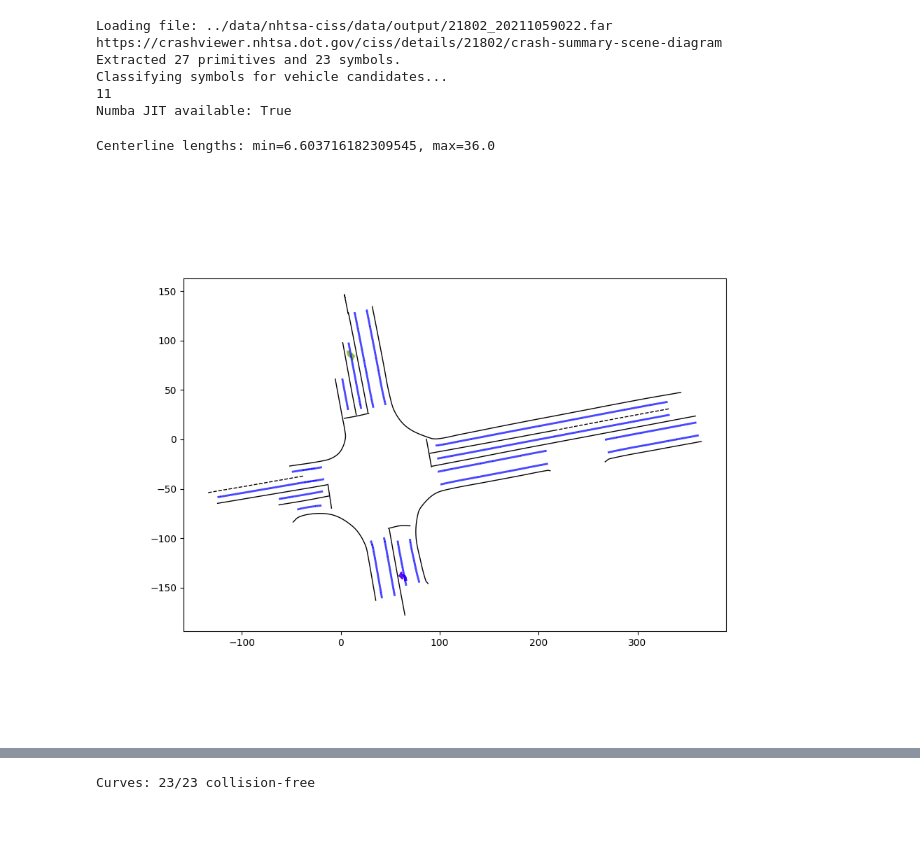
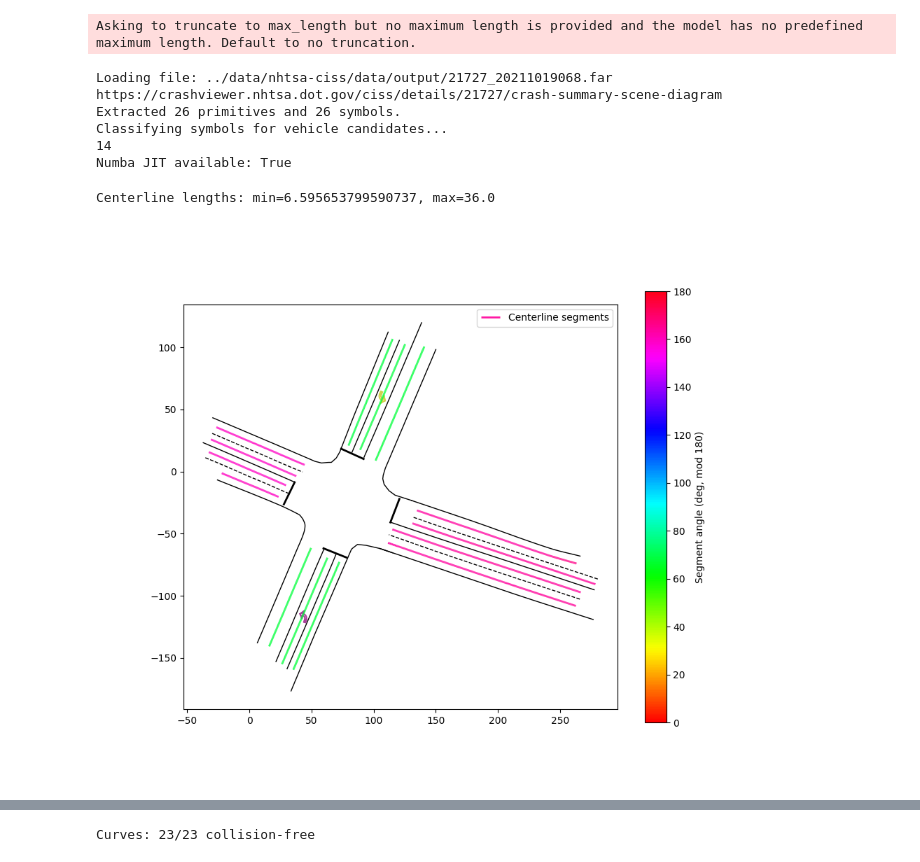
Before and after one commit to 0xMihir/adversarial-simulation, a Jupyter notebook: preprocessing-py/main.ipynb, the cells around one changed output, grey strips where cells are left out. Saved outputs shown, nothing was run; the diff lists cells and outputs as text; code cells hidden in the pictures; blank space fills up the shorter version.

```diff
--- a/preprocessing-py/main.ipynb
+++ b/preprocessing-py/main.ipynb
@@ -64,7 +64,7 @@ filename = random.choice(far_files)
 # filename = '25962_20221018041.far'
 
 # filename = '22362_20211032077.far'  # splitting test
-filename = '21802_20211059022.far'
+# filename = '21802_20211059022.far'
 
 file = os.path.join(folder, filename)
 print(f"Loading file: {file}")
@@ -76,12 +76,13 @@ print(len(scene["vehicles"]))
 # %%
 print(f"Numba JIT available: {HAS_NUMBA}")
 # %% [output]
-Loading file: ../data/nhtsa-ciss/data/output/21802_20211059022.far
-https://crashviewer.nhtsa.dot.gov/ciss/details/21802/crash-summary-scene-diagram
-Extracted 27 primitives and 23 symbols.
-Classifying symbols for vehicle candidates...
-11
-Numba JIT available: True
+Asking to truncate to max_length but no maximum length is provided and the model has no predefined maximum length. Default to no truncation.
+Loading file: ../data/nhtsa-ciss/data/output/21727_20211019068.far
+https://crashviewer.nhtsa.dot.gov/ciss/details/21727/crash-summary-scene-diagram
+Extracted 26 primitives and 26 symbols.
+Classifying symbols for vehicle candidates...
+14
+Numba JIT available: True
 # %%
 # ============================================================================
 # SCENE VISUALIZATION
@@ -137,12 +138,15 @@ for item in scene["roadway"]:
         if closed:
             ax.fill(xs, ys, color='lightgray', alpha=0.5)
 
+debug_draw = False
 # Calculate min and max lengths from centerline_segments
 if centerline_segments:
     all_lengths = [point[2] for line in centerline_segments for point in line]
     min_length = min(all_lengths)
     max_length = max(all_lengths)
-    color = False
+    # color = 'none'
+    # color = 'length'
+    color = 'angle'
     # Prepare segments and their corresponding lengths for coloring
     segments = []
     segment_lengths = []
@@ -153,12 +157,48 @@ if centerline_segments:
             segments.append([[x0, y0], [x1, y1]])
             # Use the average length for the segment color
             segment_lengths.append((l0 + l1) / 2)
-    if color:
+
+        center = np.mean([[point[0], point[1]] for point in line], axis=0)
+
+        if debug_draw and len(line) > 1:
+            x0, y0, l0 = line[0]
+            x1, y1, l1 = line[1]
+            dx, dy = x1 - x0, y1 - y0
+            mag = np.hypot(dx, dy)
+            if mag > 0:
+                ux, uy = dx / mag, dy / mag
+                segments.append([[x0 - 80 * ux, y0 - 80 * uy], [x0, y0]])
+                segment_lengths.append(l0)
+
+            x0, y0, l0 = line[-2]
+            x1, y1, l1 = line[-1]
+            dx, dy = x1 - x0, y1 - y0
+            mag = np.hypot(dx, dy)
+            if mag > 0:
+                ux, uy = dx / mag, dy / mag
+                segments.append([[x1, y1], [x1 + 80 * ux, y1 + 80 * uy]])
+                segment_lengths.append(l1)
+
+    if color == 'length':
         norm_center = plt.Normalize(vmin=min_length, vmax=max_length)
         colors_center = plt.cm.viridis(norm_center(segment_lengths))
         lc_center = LineCollection(segments, colors=colors_center, linewidths=2, alpha=0.9, zorder=10, label='Centerline segments')
         sm_center = plt.cm.ScalarMappable(cmap=plt.cm.viridis, norm=norm_center)
         fig.colorbar(sm_center, ax=ax, label='Road width (ft)')
+    elif color == 'angle':
+        from matplotlib.colors import hsv_to_rgb
+        segment_angles = []
+        for seg in segments:
+            (x0, y0), (x1, y1) = seg
+            angle_deg = np.degrees(np.arctan2(y1 - y0, x1 - x0)) % 180
+            segment_angles.append(angle_deg)
+        segment_angles = np.array(segment_angles)
+        hues = segment_angles / 180.0
+        colors_center = [hsv_to_rgb([h, 1.0, 1.0]) for h in hues]
+        lc_center = LineCollection(segments, colors=colors_center, linewidths=2, alpha=0.9, zorder=10, label='Centerline segments')
+        norm_angle = plt.Normalize(vmin=0, vmax=180)
+        sm_angle = plt.cm.ScalarMappable(cmap=plt.cm.hsv, norm=norm_angle)
+        fig.colorbar(sm_angle, ax=ax, label='Segment angle (deg, mod 180)')
     else:
         lc_center = LineCollection(segments, color='blue', linewidths=2, alpha=0.9, zorder=10, label='Centerline segments')
 
@@ -166,7 +206,6 @@ if centerline_segments:
     print(f"Centerline lengths: min={min_length}, max={max_length}")
 
 debug_draw = False
-
 if debug_draw:
     triangle_segments = debug["triangle_segments"]
     clustered_triangles = debug["clustered_triangles"]
@@ -227,32 +266,33 @@ if debug_draw:
     if centerline_points:
         ax.scatter(*zip(*centerline_points), color='blue', s=5, marker='x', zorder=12,
                 label=f'All Points ({len(centerline_points)} points)')
 
     # if midpoints:
     #     ax.scatter(*zip(*midpoints), color='blue', s=5, marker='x', zorder=12,
     #             label=f'Midpoints ({len(midpoints)} points)')
 
 
 # colors = plt.colormaps['Set1']
 # for item in scene["vehicles"]:
 #     color = np.random.rand(3,)
 #     if item["associated_text"]:
 #         veh_no = item["associated_text"][0]
 #         if veh_no.isdigit():
 #             color = colors(int(veh_no) % 5)
 #         else:
 #             color = np.random.rand(3,)
 #     draw_symbol(ax, item, color=color)
 #     cx, cy = item["transformed_center"]
 #     ax.plot(cx, cy, 'o', color=color)
 
 for item in scene["road_markings"]:
     if not item["name"]:
         continue
     draw_symbol(ax, item)
 
 # ax.axis('off')
+ax.legend(loc='upper right')
 ax.set_aspect('equal', 'box')
 # %% [output]
-Centerline lengths: min=6.603716182309545, max=36.0
+Centerline lengths: min=6.595653799590737, max=36.0
-[figure, old version]
+[figure, new version]
```
Also changed, not shown: parts of 7 cells of this notebook, 3 other files.
